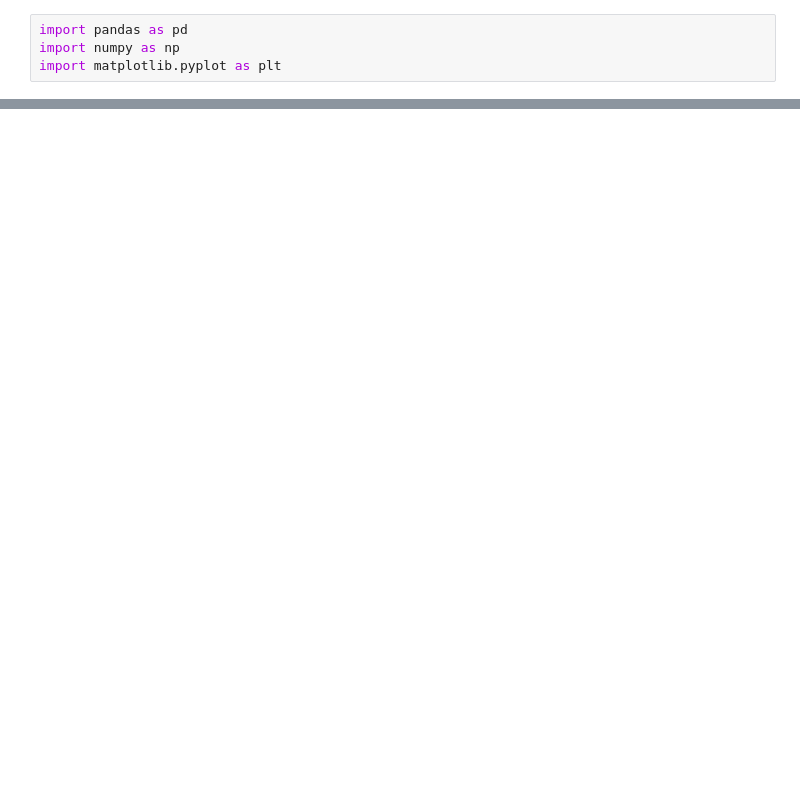
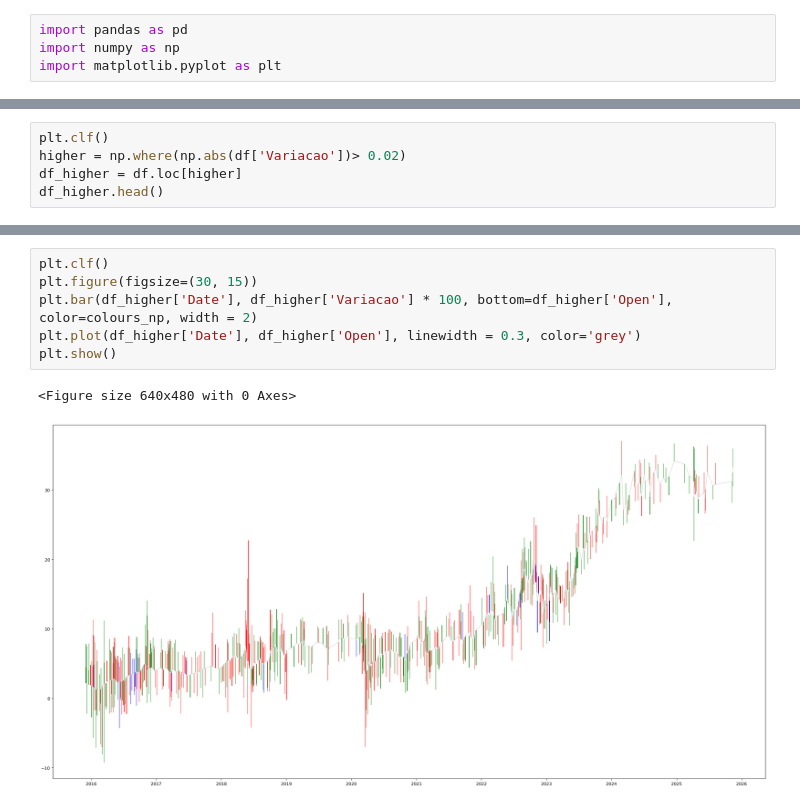
Before and after one commit to LeomaxFilho/StockMarketForecastingAI, a Jupyter notebook: src/data_reader.ipynb, the cells around one changed output, grey strips where cells are left out. Drawn from its saved outputs; the diff is of its cells as text; blank space fills up the shorter version.

```diff
--- a/src/data_reader.ipynb
+++ b/src/data_reader.ipynb
@@ -52,0 +55,5 @@ plt.show()
+# %%
+plt.clf()
+higher = np.where(np.abs(df['Variacao'])> 0.02)
+df_higher = df.loc[higher]
+df_higher.head()
@@ -52,0 +68,9 @@ plt.show()
+# %%
+plt.clf()
+plt.figure(figsize=(30, 15))
+plt.bar(df_higher['Date'], df_higher['Variacao'] * 100, bottom=df_higher['Open'], color=colours_np, width = 2)
+plt.plot(df_higher['Date'], df_higher['Open'], linewidth = 0.3, color='grey')
+plt.show()
+# %% [output]
+<Figure size 640x480 with 0 Axes>
+[figure, added]
```
Also changed, not shown: parts of 7 cells of this notebook, 3 other files.
